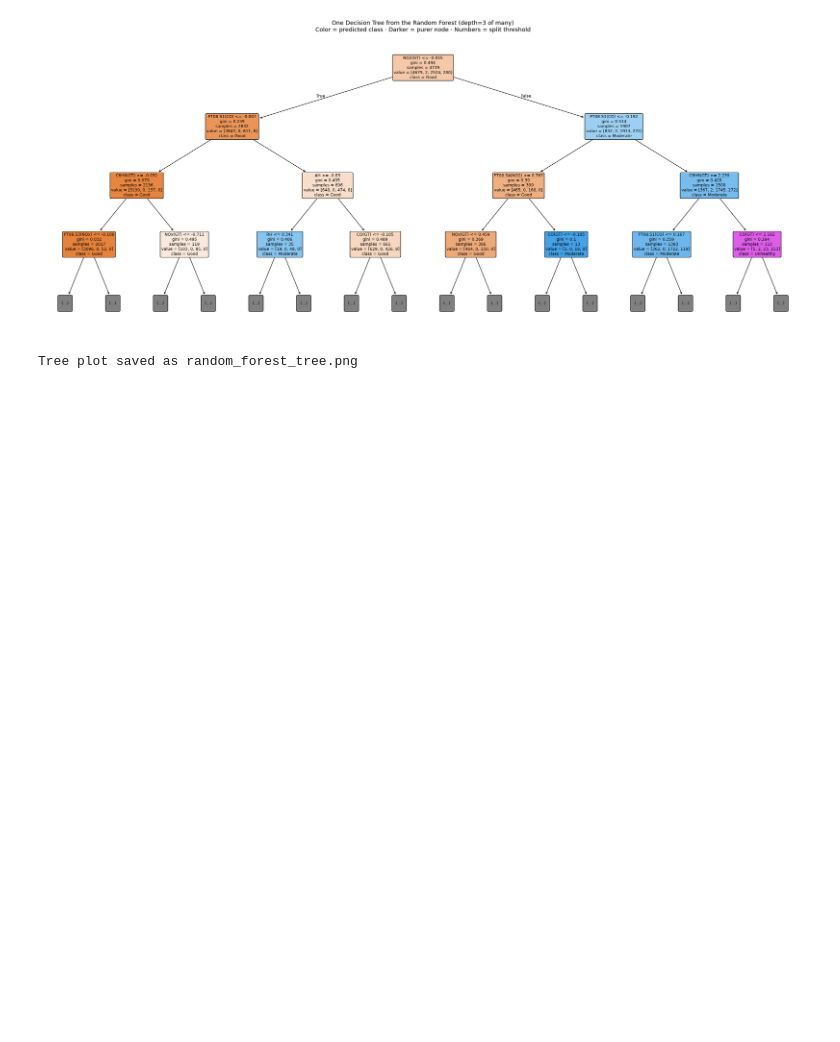
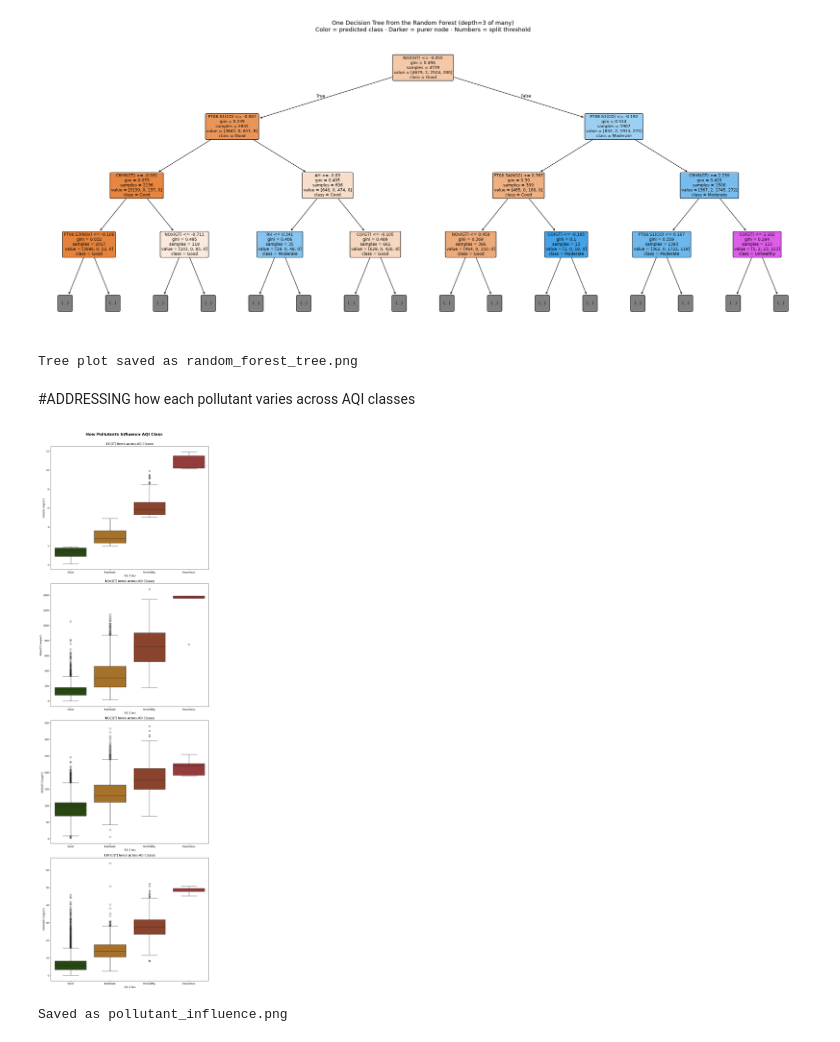
Before and after one commit to AdhvikaECE536/AdhvikaECE536, a Jupyter notebook: grp57.ipynb, the cells around one changed output. Saved outputs shown, nothing was run; the diff lists cells and outputs as text; code cells hidden in the pictures; blank space fills up the shorter version.

```diff
--- a/grp57.ipynb
+++ b/grp57.ipynb
@@ -428,3 +416,32 @@ print("Tree plot saved as random_forest_tree.png")
 # %% [output]
 [figure]
 Tree plot saved as random_forest_tree.png
+# %% [markdown]
+#ADDRESSING how each pollutant varies across AQI classes
+# %%
+key_pollutants = ['CO(GT)', 'NOx(GT)', 'NO2(GT)', 'C6H6(GT)']
+
+fig2, axes2 = plt.subplots(4, 1, figsize=(10, 32))
+fig2.suptitle('How Pollutants Influence AQI Class',
+              fontsize=16, fontweight='bold', y=1.002)
+
+order = ['Good', 'Moderate', 'Unhealthy', 'Hazardous']
+palette = {'Good': '#27500A', 'Moderate': '#BA7517',
+           'Unhealthy': '#993C1D', 'Hazardous': '#A32D2D'}
+
+for i, col in enumerate(key_pollutants):
+    sns.boxplot(
+        data=df, x='AQI_Class', y=col,
+        order=order, palette=palette, ax=axes2[i]
+    )
+    axes2[i].set_title(f'{col} levels across AQI Classes')
+    axes2[i].set_xlabel('AQI Class')
+    axes2[i].set_ylabel(f'{col} (mg/m³)')
+
+plt.tight_layout()
+plt.savefig('pollutant_influence.png', dpi=150, bbox_inches='tight')
+plt.show()
+print("Saved as pollutant_influence.png")
+# %% [output]
+[figure, added]
+Saved as pollutant_influence.png
```
Also changed, not shown: parts of 4 cells of this notebook.
